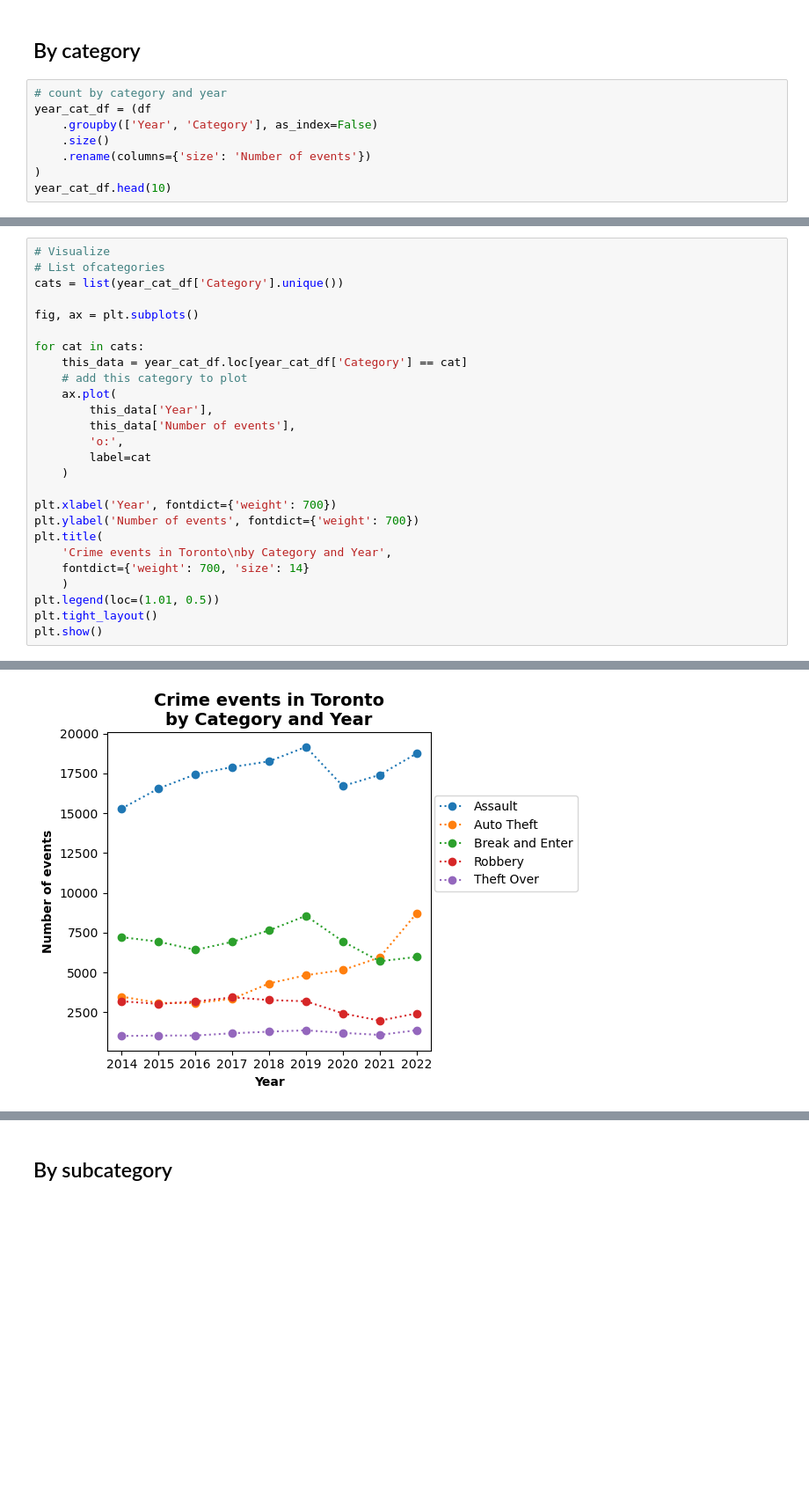
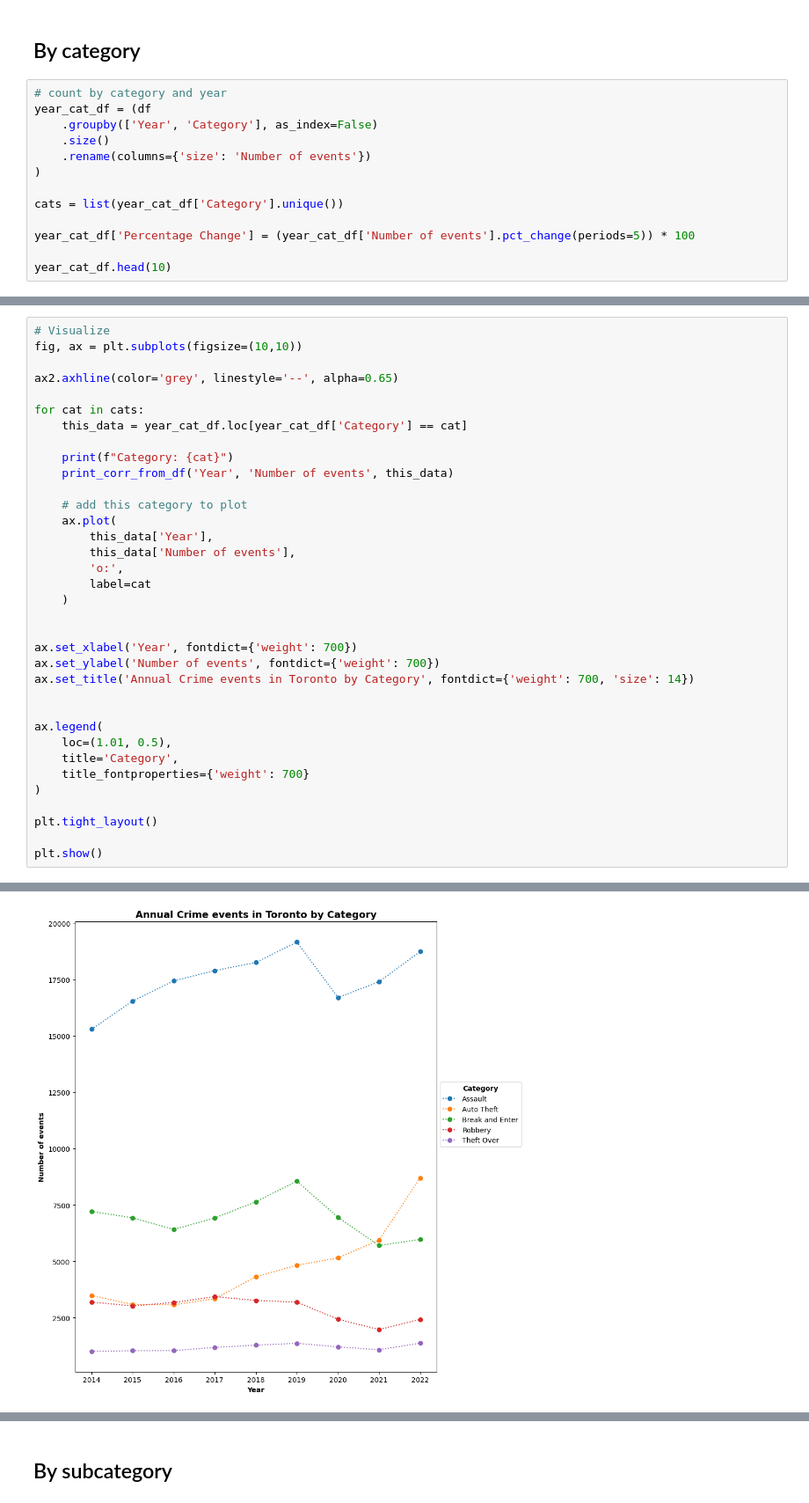
Before and after one commit to fannysigouin/project1, a Jupyter notebook: question_5/q5_year_to_year.ipynb, the cells around one changed output, grey strips where cells are left out. Shown at 88% size. Drawn from its saved outputs; the diff is of its cells as text; blank space fills up the shorter version.

```diff
--- a/question_5/q5_year_to_year.ipynb
+++ b/question_5/q5_year_to_year.ipynb
@@ -128,5 +144,10 @@ year_cat_df = (df
     .size()
     .rename(columns={'size': 'Number of events'})
 )
+
+cats = list(year_cat_df['Category'].unique())
+
+year_cat_df['Percentage Change'] = (year_cat_df['Number of events'].pct_change(periods=5)) * 100
+
 year_cat_df.head(10)
 # %% [output]
@@ -144,12 +165,15 @@ year_cat_df.head(10)
 # %%
 # Visualize
-# List ofcategories
-cats = list(year_cat_df['Category'].unique())
+fig, ax = plt.subplots(figsize=(10,10))
 
-fig, ax = plt.subplots()
+ax2.axhline(color='grey', linestyle='--', alpha=0.65)
 
 for cat in cats:
     this_data = year_cat_df.loc[year_cat_df['Category'] == cat]
+
+    print(f"Category: {cat}")
+    print_corr_from_df('Year', 'Number of events', this_data)
+
     # add this category to plot
     ax.plot(
         this_data['Year'],
@@ -158,13 +182,19 @@ for cat in cats:
         label=cat
     )
 
-plt.xlabel('Year', fontdict={'weight': 700})
-plt.ylabel('Number of events', fontdict={'weight': 700})
-plt.title(
-    'Crime events in Toronto\nby Category and Year',
-    fontdict={'weight': 700, 'size': 14}
-    )
-plt.legend(loc=(1.01, 0.5))
+
+ax.set_xlabel('Year', fontdict={'weight': 700})
+ax.set_ylabel('Number of events', fontdict={'weight': 700})
+ax.set_title('Annual Crime events in Toronto by Category', fontdict={'weight': 700, 'size': 14})
+
+
+ax.legend(
+    loc=(1.01, 0.5),
+    title='Category',
+    title_fontproperties={'weight': 700}
+)
+
 plt.tight_layout()
+
 plt.show()
 # %% [output]
@@ -171 +220 @@ plt.show()
-[figure, old version]
+[figure, new version]
```
Also changed, not shown: parts of 16 cells of this notebook.
